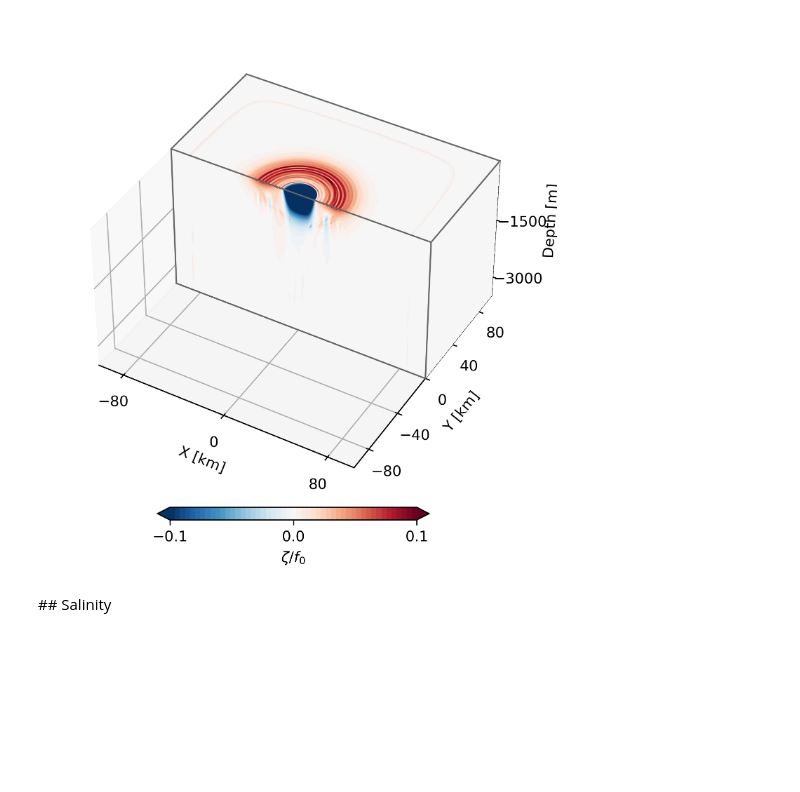
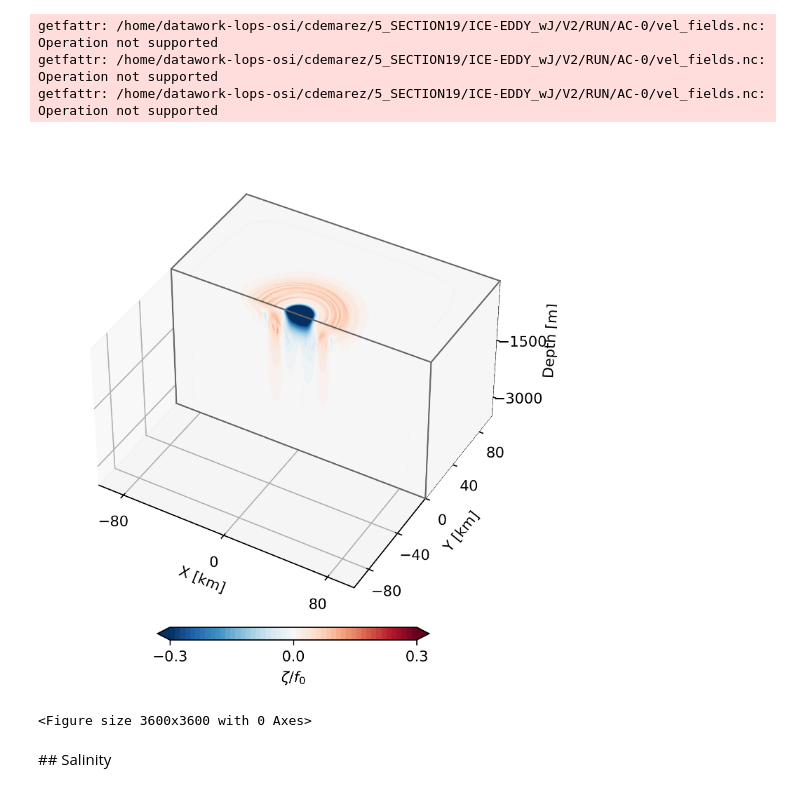
Before and after one commit to demarez/ice-eddy, a Jupyter notebook: DIAGS/3D_plot.ipynb, the cells around one changed output. Cells and saved outputs as stored; diff of their text form; code cells hidden in the pictures; blank space fills up the shorter version.

```diff
--- a/DIAGS/3D_plot.ipynb
+++ b/DIAGS/3D_plot.ipynb
@@ -155,7 +155,7 @@ def coriolis_frequency(latitude_degrees):
     return f0
 # %%
 
-data_path = "/data/hpcflash/users/josnez/Oceananigans/ICE-EDDY_wJ/V0/RUN/AC-0"
+data_path = "/home/datawork-lops-osi/cdemarez/5_SECTION19/ICE-EDDY_wJ/V2/RUN/AC-0"
 
 lat=80
 f0=coriolis_frequency(lat);print(f0)
@@ -172,38 +172,41 @@ Warning 3: Cannot find gdalvrt.xsd (GDAL_DATA is not defined)
 # %%
-vmax=0.1
+vmax=0.3
 vmin=-vmax
 
 kw = {
     'vmin': vmin,
     'vmax': vmax,
     'levels': np.linspace(vmin,vmax,50),
     'cmap': 'RdBu_r',
     'extend':'both'
 }
 
 
-var = data.vort.isel(time=150).transpose("yF","xF","zC")
+var = data.vort.isel(time=180).transpose("yF","xF","zC")
 
 Ny, Nx, Nz = var.shape
 
 X = np.ones((Ny,Nx,Nz)) * var.xF.values[np.newaxis,:,np.newaxis] / 1000
 Y = np.ones((Ny,Nx,Nz)) * var.yF.values[:, np.newaxis,np.newaxis] / 1000
 Z = np.ones((Ny,Nx,Nz)) * var.zC.values[np.newaxis,np.newaxis,:]
 
 
 # Create a figure with 3D ax
 fig = plt.figure(figsize=(6, 6),dpi=300)
 gs = GridSpec(1, 1, figure=fig)
 ########################################################################
 ax1 = fig.add_subplot(gs[0, 0], projection='3d', computed_zorder=False)
 cbar = plot3D(ax1, X, Y, Z, var/f0, kw)
 plt.subplots_adjust(hspace=0.25, wspace=-0.35)
 cax = fig.add_axes([0.3, 0.1, 0.43, 0.02])
-cb=fig.colorbar(cbar, cax=cax, orientation='horizontal',label='$\zeta/f_0$',ticks=[-0.1,0,0.1])
+cb=fig.colorbar(cbar, cax=cax, orientation='horizontal',label='$\zeta/f_0$',ticks=[vmin,0,vmax])
 cb.ax.locator_params(nbins=3)
 plt.show()
 # %% [output]
+getfattr: /home/datawork-lops-osi/cdemarez/5_SECTION19/ICE-EDDY_wJ/V2/RUN/AC-0/vel_fields.nc: Operation not supported
+getfattr: /home/datawork-lops-osi/cdemarez/5_SECTION19/ICE-EDDY_wJ/V2/RUN/AC-0/vel_fields.nc: Operation not supported
+getfattr: /home/datawork-lops-osi/cdemarez/5_SECTION19/ICE-EDDY_wJ/V2/RUN/AC-0/vel_fields.nc: Operation not supported
-[figure, old version]
+[figure, new version]
 # %%
 # Create a figure with 3D ax
 fig = plt.figure(figsize=(12, 12),dpi=300)
@@ -249,6 +252,8 @@ for time in range(0,len(data.time)):
     plt.subplots_adjust(hspace=0, wspace=-0.35)
     plt.savefig('./figures/animation/vorticity_Eddy_simulations_{0:03}.png'.format(time), dpi=300, bbox_inches='tight')
     plt.clf()
+# %% [output]
+<Figure size 3600x3600 with 0 Axes>
 # %% [markdown]
 ## Salinity
 # %%
```
Also changed, not shown: parts of 5 cells of this notebook, 4 other files.
